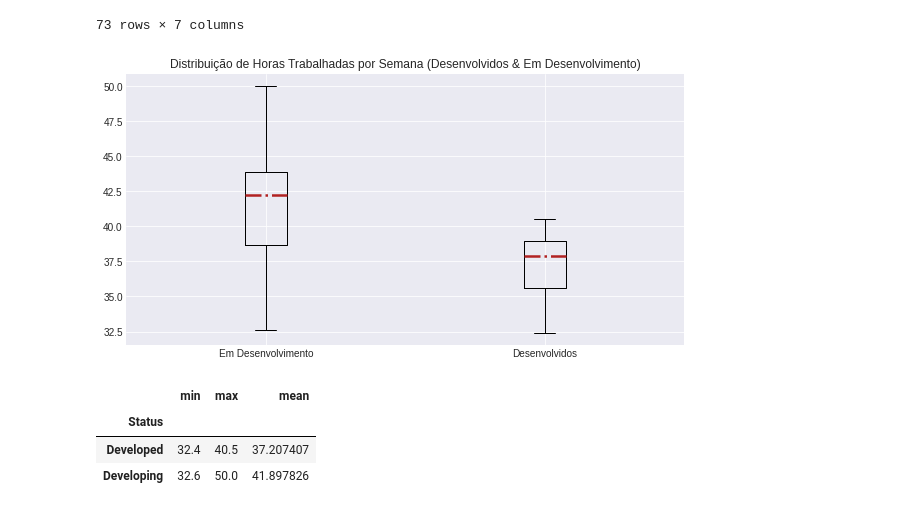
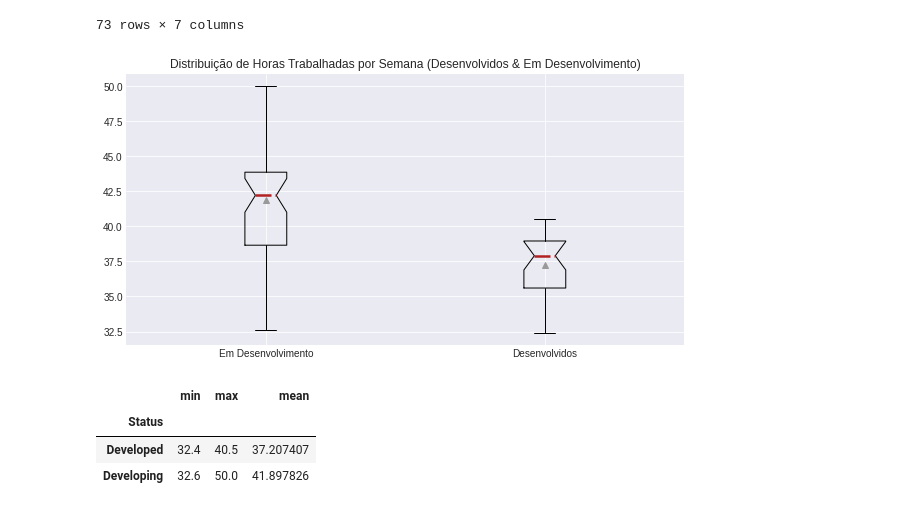
Before and after one commit to unbrae/DataScience, a Jupyter notebook: eda.ipynb, the cells around one changed output. Cells and saved outputs as stored; diff of their text form; code cells hidden in the pictures.

```diff
--- a/eda.ipynb
+++ b/eda.ipynb
@@ -209,19 +209,31 @@ countryStatus
 # %%
 #
 
 plt.figure(figsize=(10,5))
-plt.boxplot(countryStatus[countryStatus.Status == 'Developing'].Hours,positions=[1], medianprops=dict(linestyle='-.', linewidth=2.5, color='firebrick'), showfliers=False)
-plt.boxplot(countryStatus[countryStatus.Status == 'Developed'].Hours,positions=[2], medianprops=dict(linestyle='-.', linewidth=2.5, color='firebrick'), showfliers=False)
+mpl.style.use(['seaborn-darkgrid'])
+
+plt.boxplot(countryStatus[countryStatus.Status == 'Developing'].Hours,positions=[1],
+            medianprops=dict(linestyle='-.', linewidth=2.5, color='firebrick'),
+            showmeans=True,
+            notch=True,
+            showfliers=False,)
+
+plt.boxplot(countryStatus[countryStatus.Status == 'Developed'].Hours,positions=[2],
+            medianprops=dict(linestyle='-.', linewidth=2.5, color='firebrick'),
+            showmeans=True,
+            notch=True,
+            showfliers=False
+            )
+
 plt.title('Distribuição de Horas Trabalhadas por Semana (Desenvolvidos & Em Desenvolvimento)')
 plt.xticks(ticks=[1,2],labels=['Em Desenvolvimento','Desenvolvidos'])
-mpl.style.use(['seaborn-darkgrid'])
 
 plt.show()
 
 desc = (countryStatus.groupby('Status').Hours).agg(['min','max','mean'])
 display(desc)
 # %% [output]
-[figure, old version]
+[figure, new version]
 |  | min | max | mean |
 | Status |  |  |  |
 | Developed | 32.4 | 40.5 | 37.207407 |
```
